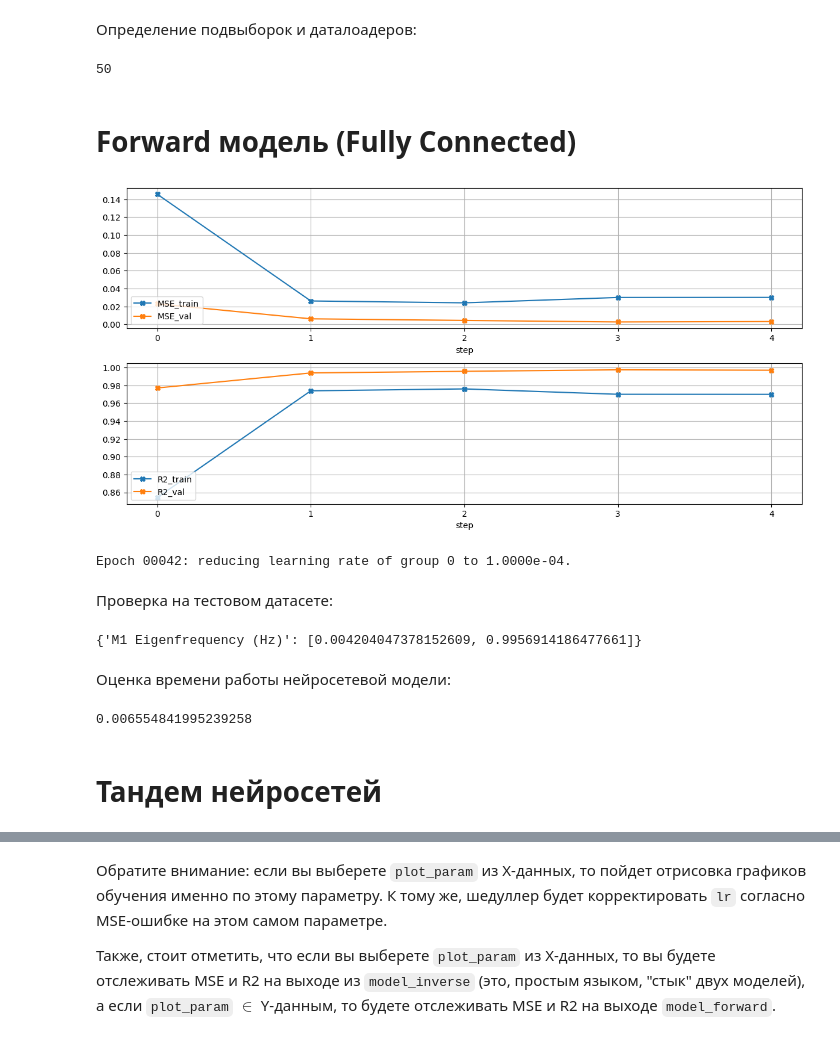
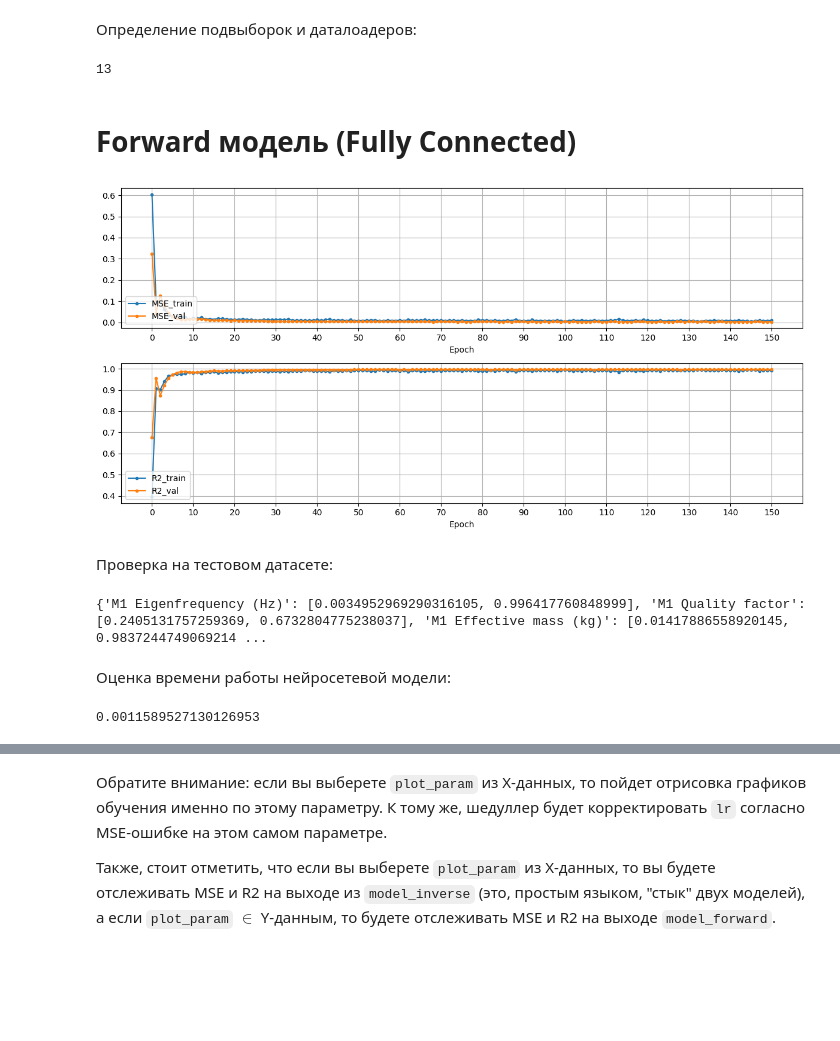
Before and after one commit to PolMix/nems_ai, a Jupyter notebook: Neural ML/Tandem.ipynb, the cells around one changed output, grey strips where cells are left out. Saved outputs shown, nothing was run; the diff lists cells and outputs as text; code cells hidden in the pictures; blank space fills up the shorter version.

```diff
--- a/Neural ML/Tandem.ipynb
+++ b/Neural ML/Tandem.ipynb
@@ -160,9 +158,9 @@ x_val, y_val = split_df(df_val, num_common=8)
 x_test, y_test = split_df(df_test, num_common=8)
 
 # Берем лишь один параметр из двадцати
-x_train, y_train = x_train.iloc[:], y_train.iloc[:, :1]
-x_val, y_val = x_val.iloc[:], y_val.iloc[:, :1]
-x_test, y_test = x_test.iloc[:], y_test.iloc[:, :1]
+x_train, y_train = x_train.iloc[:], y_train.iloc[:, [0, 1, 2, 3, 4]]
+x_val, y_val = x_val.iloc[:], y_val.iloc[:, [0, 1, 2, 3, 4]]
+x_test, y_test = x_test.iloc[:], y_test.iloc[:, [0, 1, 2, 3, 4]]
 
 print('Dataset has been split into parts with the following shapes:')
 print(f'x_train: {x_train.shape}')
@@ -246,7 +244,7 @@ trainset = CustomDataset(x_train, y_train)
 valset = CustomDataset(x_val, y_val)
 testset = CustomDataset(x_test, y_test)
 
-batch_size = 64
+batch_size = 256
 
 train_loader = DataLoader(trainset, batch_size=batch_size, shuffle=True, num_workers=2)
 val_loader = DataLoader(valset, batch_size=batch_size, shuffle=False, num_workers=2)
@@ -254,7 +252,7 @@ test_loader = DataLoader(testset, batch_size=batch_size, shuffle=False, num_work
 # %%
 print(len(train_loader))
 # %% [output]
-50
+13
 # %% [markdown]
 # Forward модель (Fully Connected)
 # %%
@@ -297,28 +296,27 @@ class FCNetwork(nn.Module):
 # %%
 from neural_ml import train_mlp
 
-param_names = ['M1 Eigenfrequency (Hz)']
+param_names_y = list(y_train.columns)
 plot_param = 'M1 Eigenfrequency (Hz)'
-num_epochs = 50
+num_epochs = 150
 
 model_mlp = FCNetwork().to(device)
-optimizer = torch.optim.Adam(model_mlp.parameters(), lr=1e-3)
+optimizer = Lion(model_mlp.parameters(), lr=1e-4)
 criterion = nn.MSELoss()
 scheduler = ReduceLROnPlateau(optimizer=optimizer, mode='min', threshold=1e-8, verbose=True)
 pp_mlp = train_mlp(model_mlp, train_loader, val_loader,
                    criterion, optimizer, scheduler,
-                   num_epochs, param_names, plot_param)
+                   num_epochs, param_names_y, plot_param)
 # %% [output]
-[figure, old version]
+[figure, new version]
-Epoch 00042: reducing learning rate of group 0 to 1.0000e-04.
 # %% [markdown]
 Проверка на тестовом датасете:
 # %%
 from neural_ml import get_readable_metrics_mlp
 
-print(get_readable_metrics_mlp(model=model_mlp, data_loader=test_loader, param_names=param_names))
+print(get_readable_metrics_mlp(model=model_mlp, data_loader=test_loader, param_names=param_names_y))
 # %% [output]
-{'M1 Eigenfrequency (Hz)': [0.004204047378152609, 0.9956914186477661]}
+{'M1 Eigenfrequency (Hz)': [0.0034952969290316105, 0.996417760848999], 'M1 Quality factor': [0.2405131757259369, 0.6732804775238037], 'M1 Effective mass (kg)': [0.01417886558920145, 0.9837244749069214 ...
 # %% [markdown]
 Оценка времени работы нейросетевой модели:
 # %%
@@ -326,6 +324,4 @@ from neural_ml import get_elapsed_time_mlp
 
 print(get_elapsed_time_mlp(model=model_mlp, data_loader=train_loader, num_samples=200))
 # %% [output]
-0.006554841995239258
+0.0011589527130126953
-# %% [markdown]
-# Тандем нейросетей
```
Also changed, not shown: parts of 36 cells of this notebook.
